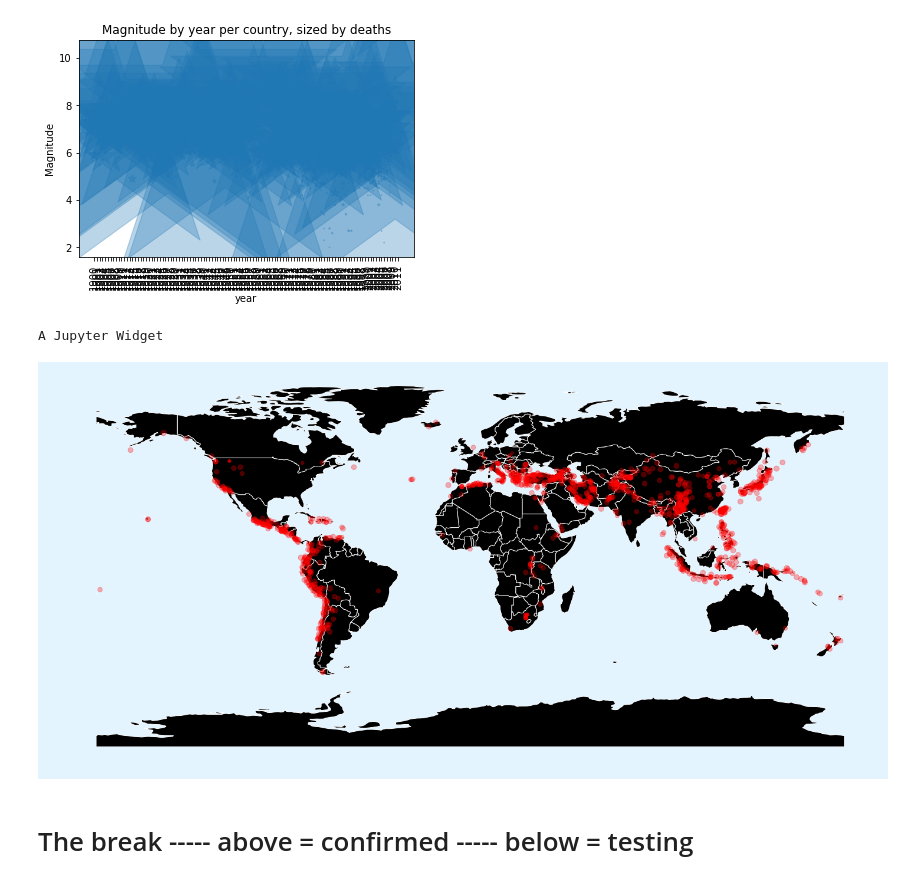
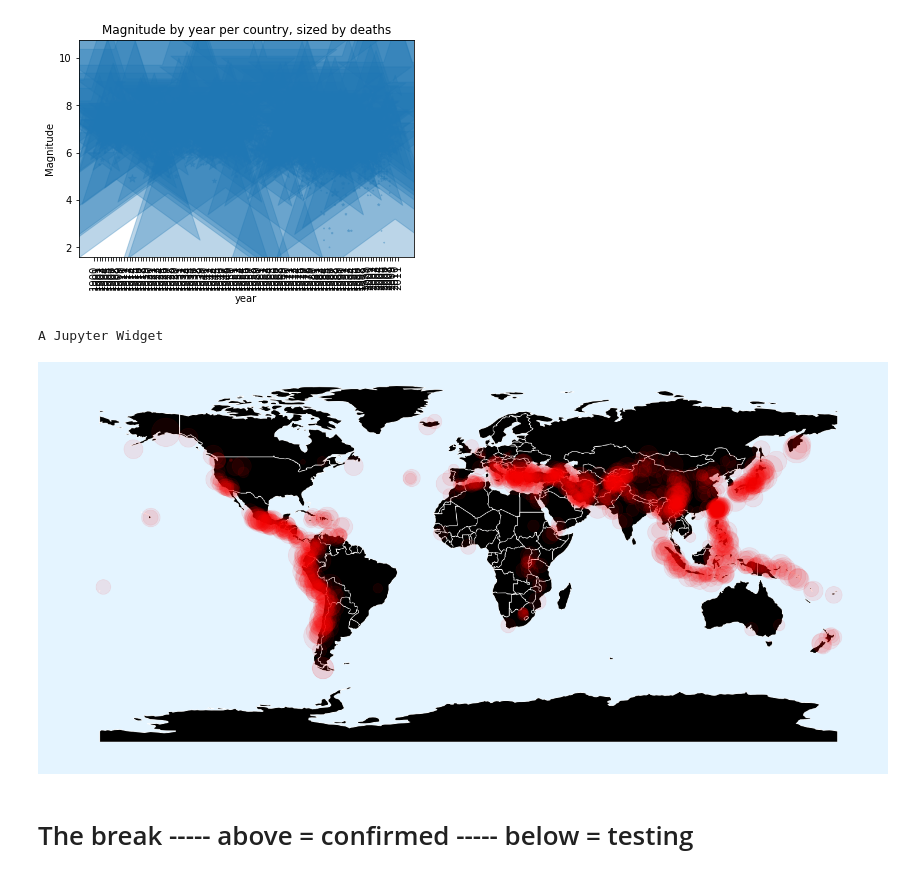
Before and after one commit to DataScienceBS/data-question-3-tornado-bombers, a Jupyter notebook: DataScienceQuestion3.ipynb, the cells around one changed output. Cells and saved outputs as stored; diff of their text form; code cells hidden in the pictures.

```diff
--- a/DataScienceQuestion3.ipynb
+++ b/DataScienceQuestion3.ipynb
@@ -282,7 +289,7 @@ import warnings
 ## repeated below to re-display graph ##
 ax = world.plot(color='black', edgecolor='white', figsize=(25,55))
 ax.axis('off')
-plt.scatter(x=quakes['Long'], y=quakes['Lat'], s=quakes['Magnitude']*10, alpha=0.3, c='red');
+plt.scatter(x=quakes['Long'], y=quakes['Lat'], s=quakes['Magnitude']**3.5, alpha=0.08, c='red');
 fig = ax.get_figure()
 fig.patch.set_facecolor('#e4f4ff')
 ## repeated below to re-display graph ##
@@ -320,36 +327,36 @@ def response(change):
         global maximum
         global minimum
         global world_copy
         if len(change['new']) == 2:
             maximum = change['new'][1]
             minimum = change['new'][0]
         else:
             country = change['new']
         display(z)
         if country.upper() == 'ALL':
             display_df = quakes[(quakes["Magnitude"] >= minimum) & (quakes['Magnitude'] <= maximum)]
             world_copy = world
         else:
             display_df = quakes[(quakes["Magnitude"] >= minimum) & (quakes['Magnitude'] <= maximum) & (quakes['Country'].str.upper() == country.upper())]
             world_copy = world[world['name'].str.upper() == country.upper()]
 
         ax = world_copy.plot(color='black', edgecolor='white', figsize=(25,55))
         ax.axis('off')
-        plt.scatter(x=display_df['Long'], y=display_df['Lat'], s=display_df['Magnitude']*10, alpha=0.5, c='red');
+        plt.scatter(x=display_df['Long'], y=display_df['Lat'], s=display_df['Magnitude']**3.5, alpha=0.5, c='yellow');
         plt.show()
-        print(display_df)
+        print(display_df['Lat','Long','Magnitude'])
         fig = ax.get_figure()
         fig.patch.set_facecolor('#e4f4ff')
     except:
         print("Ain't no earthquakes of this magnitude in this country... Try again")
         warnings.filterwarnings('ignore')
 
 
 m.observe(response, names='value')
 d.observe(response, names='value')
 # %% [output]
 A Jupyter Widget
-[figure, old version]
+[figure, new version]
 # %% [markdown]
 # The break ----- above = confirmed ----- below = testing
 # %% [markdown]
```
Also changed, not shown: parts of 7 cells of this notebook, 2 other files.
